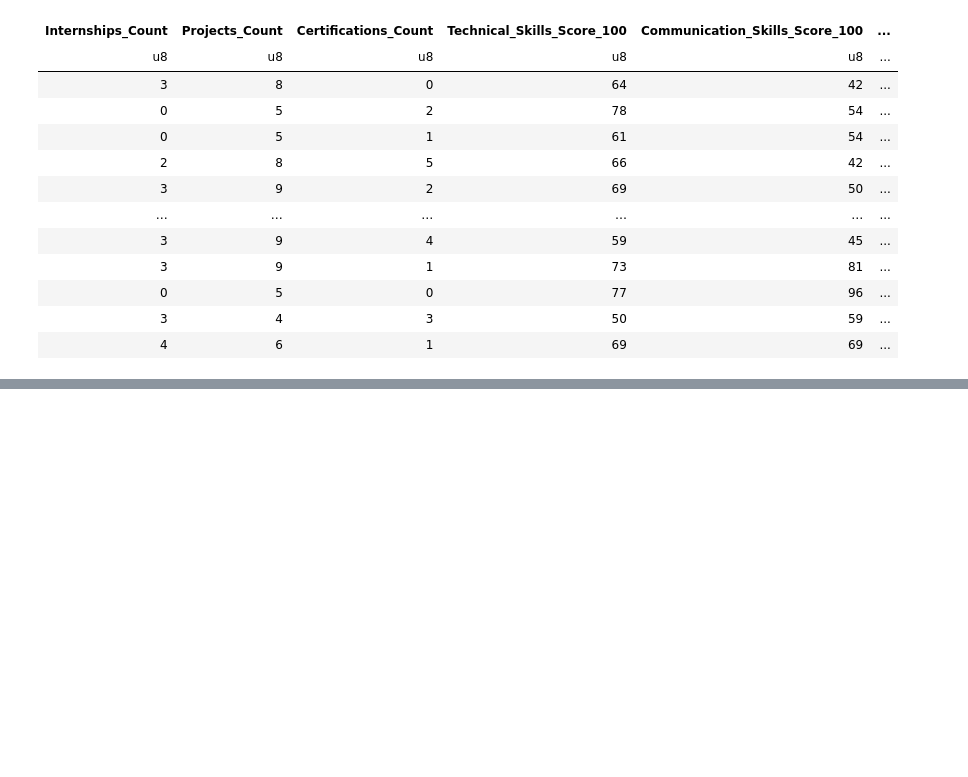
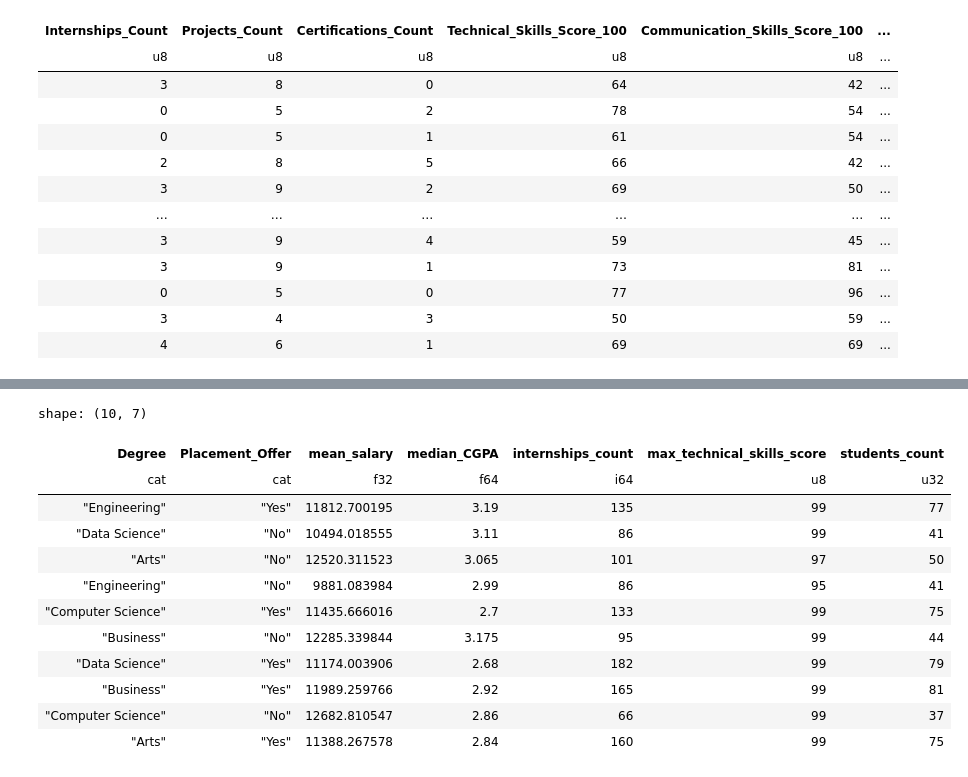
Before and after one commit to ZygimantasB/polars_library, a Jupyter notebook: kaggle/Student_Placement_Skills_2025.ipynb, the cells around one changed output, grey strips where cells are left out. Cells and saved outputs as stored; diff of their text form; code cells hidden in the pictures; blank space fills up the shorter version.

Commit message:
Add schema inspection and advanced aggregations for Student Placement Skills notebook.

```diff
--- a/kaggle/Student_Placement_Skills_2025.ipynb
+++ b/kaggle/Student_Placement_Skills_2025.ipynb
@@ -193,0 +210,24 @@ shape: (600, 6)
+# %%
+df.group_by(
+    'Degree', 'Placement_Offer'
+).agg(
+    pl.mean('Salary_Offered_USD').alias('mean_salary'),
+    pl.median('CGPA').alias('median_CGPA'),
+    pl.sum('Internships_Count').alias('internships_count'),
+    pl.max('Technical_Skills_Score_100').alias('max_technical_skills_score'),
+    pl.count('Student_ID').alias('students_count')
+).collect()
+# %% [output]
+shape: (10, 7)
+| Degree | Placement_Offer | mean_salary | median_CGPA | internships_count | max_technical_skills_score | students_count |
+| cat | cat | f32 | f64 | i64 | u8 | u32 |
+| "Engineering" | "Yes" | 11812.700195 | 3.19 | 135 | 99 | 77 |
+| "Data Science" | "No" | 10494.018555 | 3.11 | 86 | 99 | 41 |
+| "Arts" | "No" | 12520.311523 | 3.065 | 101 | 97 | 50 |
+| "Engineering" | "No" | 9881.083984 | 2.99 | 86 | 95 | 41 |
+| "Computer Science" | "Yes" | 11435.666016 | 2.7 | 133 | 99 | 75 |
+| "Business" | "No" | 12285.339844 | 3.175 | 95 | 99 | 44 |
+| "Data Science" | "Yes" | 11174.003906 | 2.68 | 182 | 99 | 79 |
+| "Business" | "Yes" | 11989.259766 | 2.92 | 165 | 99 | 81 |
+| "Computer Science" | "No" | 12682.810547 | 2.86 | 66 | 99 | 37 |
+| "Arts" | "Yes" | 11388.267578 | 2.84 | 160 | 99 | 75 |
```
Also changed, not shown: parts of 1 cell of this notebook.
